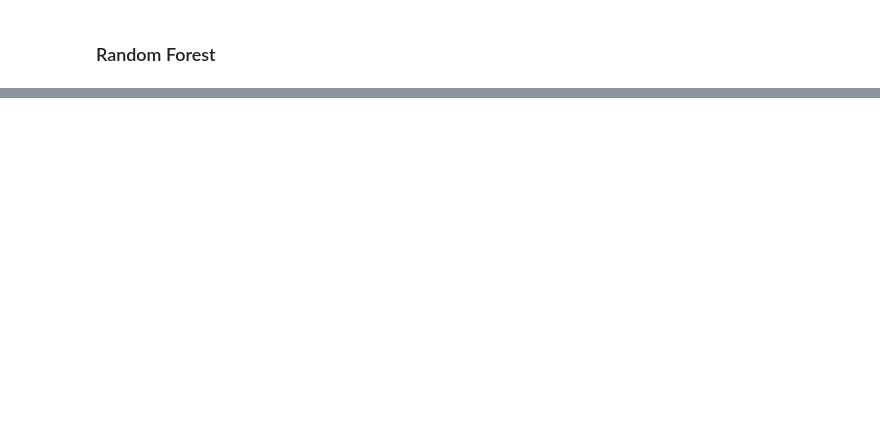
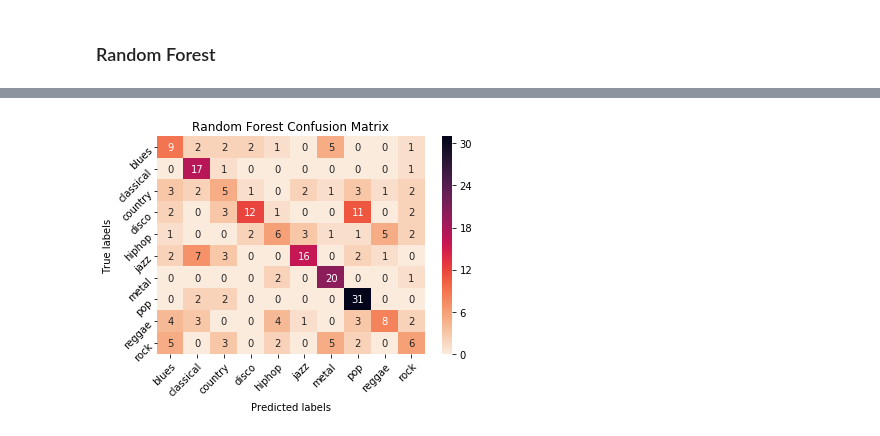
Before and after one commit to brendanyap/Genre-Classification, a Jupyter notebook: Brendan_Notebook.ipynb, the cells around one changed output, grey strips where cells are left out. Saved outputs shown, nothing was run; the diff lists cells and outputs as text; code cells hidden in the pictures; blank space fills up the shorter version.

```diff
--- a/Brendan_Notebook.ipynb
+++ b/Brendan_Notebook.ipynb
@@ -133,0 +214,6 @@ array([[ 6,  1,  0,  1,  1,  5,  3,  0,  1,  2],
+# %%
+rf_model = RandomForestClassifier(n_estimators=30)
+# %%
+X_train, X_test, y_train, y_test = train_test_split(X, Y)
+# %%
+rf_model.fit(X_train, y_train)
@@ -133,0 +233,2 @@ array([[ 6,  1,  0,  1,  1,  5,  3,  0,  1,  2],
+# %%
+rf_predictions = rf_model.predict(X_test)
@@ -133,0 +254,4 @@ array([[ 6,  1,  0,  1,  1,  5,  3,  0,  1,  2],
+# %%
+plot_confusion_matrix(y_test, rf_predictions, 'Random Forest')
+# %% [output]
+[figure, added]
```
Also changed, not shown: parts of 21 cells of this notebook.
